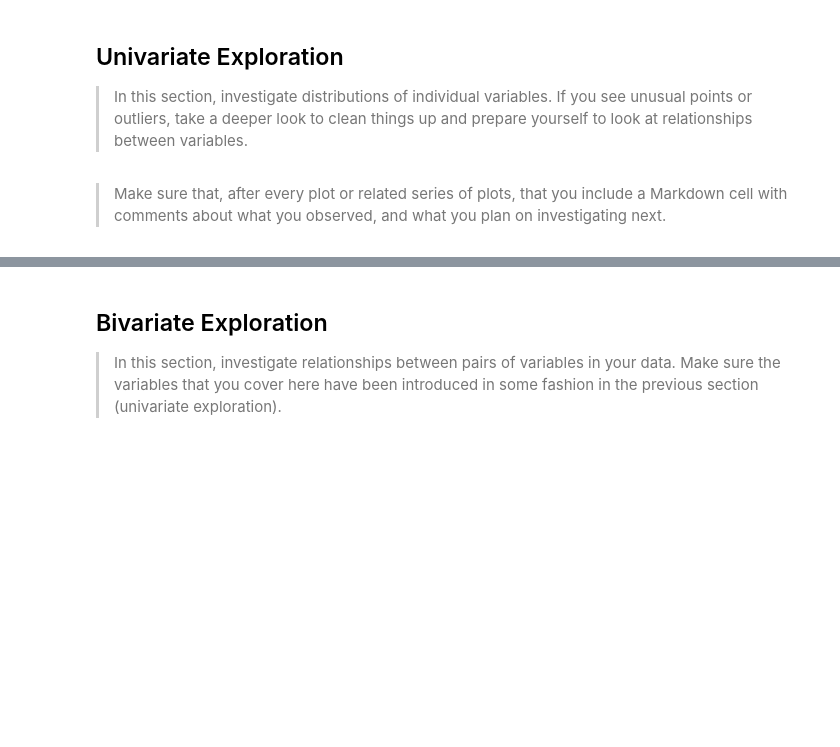
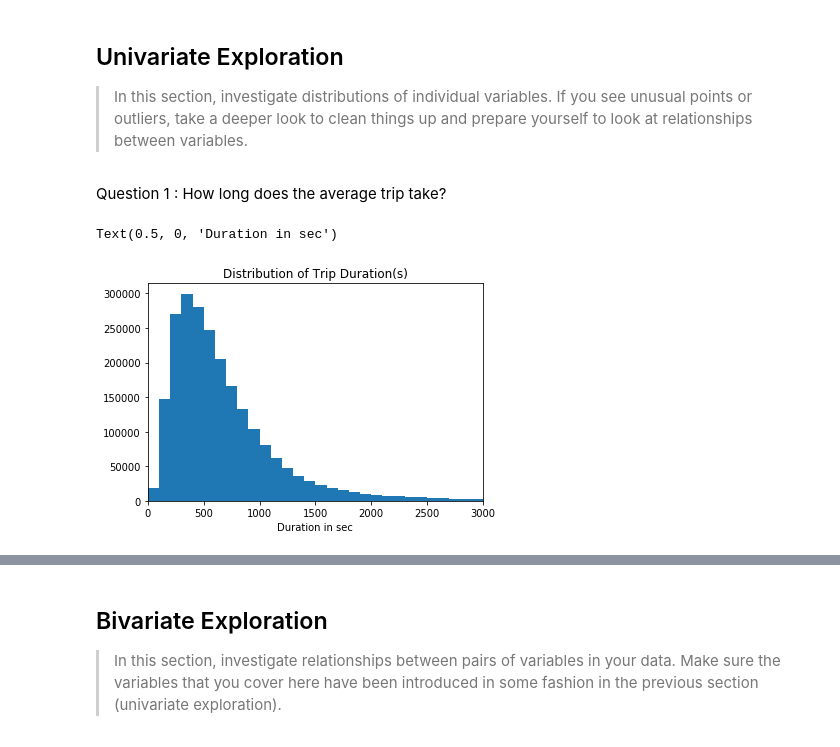
Before and after one commit to YousefKJM/P5-Communicate-Data-Findings, a Jupyter notebook: exploration.ipynb, the cells around one changed output, grey strips where cells are left out. Drawn from its saved outputs; the diff is of its cells as text; code cells hidden in the pictures; blank space fills up the shorter version.

```diff
--- a/exploration.ipynb
+++ b/exploration.ipynb
@@ -16,3 +26,25 @@ import seaborn as sb
 # %% [markdown]
 > Load in your dataset and describe its properties through the questions below.
 Try and motivate your exploration goals through this section.
+# %%
+# create the path and get the name list under the path
+currentDir = os.getcwd()
+path = currentDir+'/fordgobike/'
+text_files = os.listdir(path)
+#text_files
+
+# build the frame df by appending each file
+file_list = []
+print ("reading data... ")
+for text_file in text_files:
+    #print(text_file)
+    filename = path+text_file
+    #print(filename)
+    df = pd.read_csv(filename)
+    file_list.append(df)
+df_trip = pd.concat(file_list)
+
+
+df_trip_copy =  df_trip.copy()
+print(df_trip_copy.shape)
+df_trip_copy
@@ -18,0 +72,4 @@ Try and motivate your exploration goals through this section.
+# %%
+# do some data cleaning : drop nan , remove some insignificant features like
+df_trip_copy.drop(['start_station_latitude','start_station_longitude', 'end_station_latitude', 'end_station_longitude'], axis=1, inplace=True)
+df_trip_copy.head()
@@ -34,7 +121,15 @@ Try and motivate your exploration goals through this section.
 > In this section, investigate distributions of individual variables. If
 you see unusual points or outliers, take a deeper look to clean things up
 and prepare yourself to look at relationships between variables.
-# %% [markdown]
-> Make sure that, after every plot or related series of plots, that you
-include a Markdown cell with comments about what you observed, and what
-you plan on investigating next.
+# %% [markdown]
+Question 1 : How long does the average trip take?
+# %%
+# Let's plot the distribution of trip duration.
+bin_edges = np.arange(0, df_trip_copy['duration_sec'].max() + 100 , 100)
+plt.hist(data = df_trip_copy , x = 'duration_sec' , bins = bin_edges)
+plt.xlim(0,3000)
+plt.title('Distribution of Trip Duration(s)')
+plt.xlabel('Duration in sec')
+# %% [output]
+Text(0.5, 0, 'Duration in sec')
+[figure, added]
```
Also changed, not shown: parts of 24 cells of this notebook, 12 other files.
